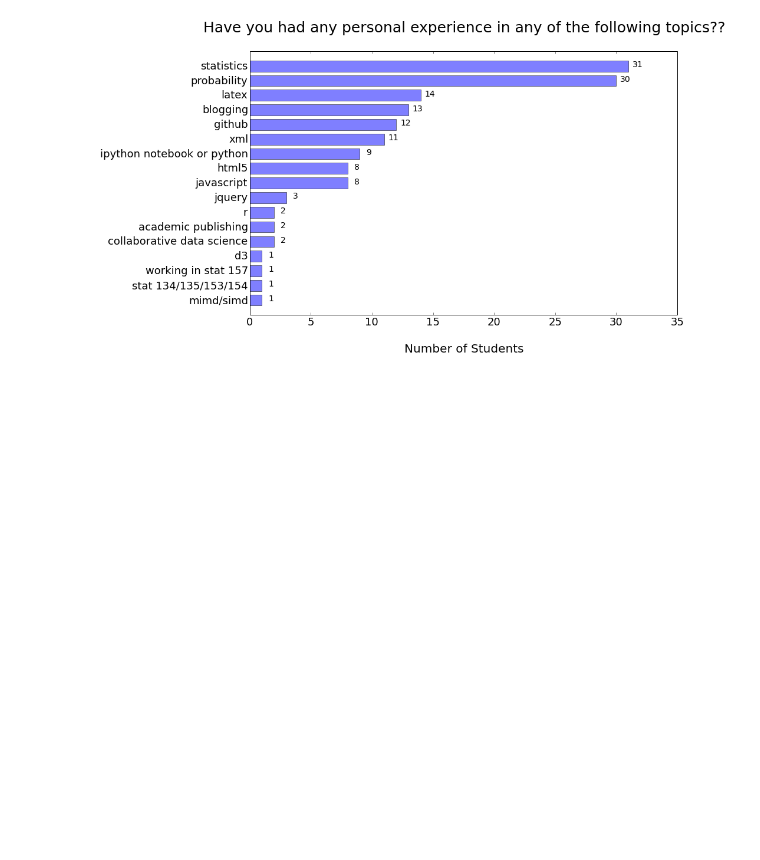
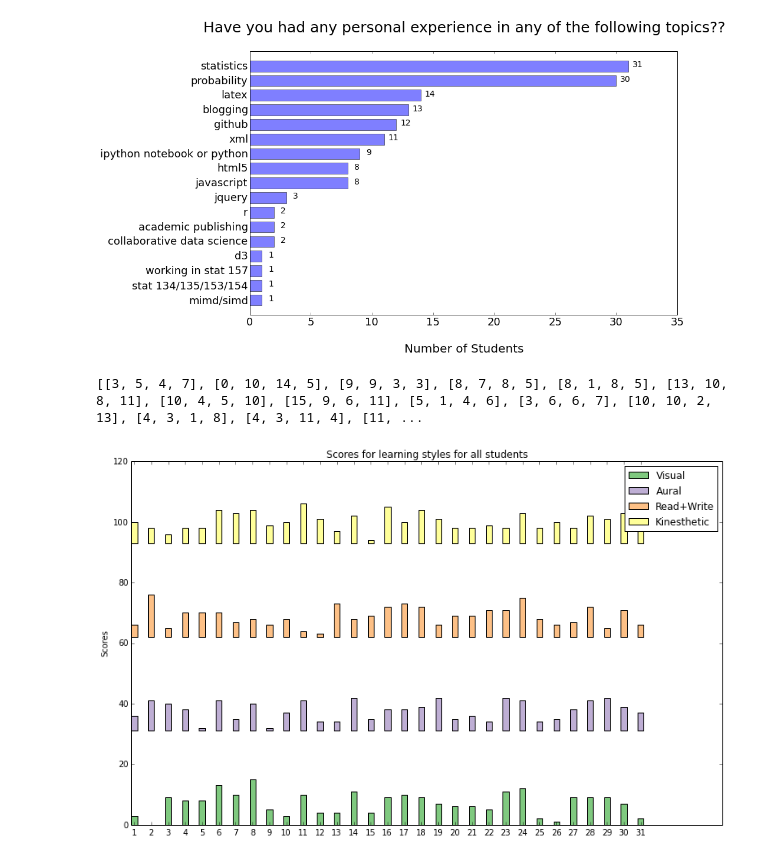
Before and after one commit to kqdtran/questionnaire, a Jupyter notebook: example.ipynb, the cells around one changed output. Drawn from its saved outputs; the diff is of its cells as text; code cells hidden in the pictures; blank space fills up the shorter version.

Commit message:
Added Christina's code for the learning style graph

```diff
--- a/example.ipynb
+++ b/example.ipynb
@@ -141,3 +141,41 @@ plt.xlim(xmax = 35)
 plt.tick_params(axis='y', right=False, left=False)
 # %% [output]
 [figure]
+# %%
+N = len(scores)
+
+### SCORES FOR THE LEARNING STYLE  #Visual, Aural, Read/Write, Kinesthetic in that order
+print scores
+vis = list()
+aur = list()
+rea = list()
+kin = list()
+
+for i in scores:
+    vis.append(i[0])
+    aur.append(i[1])
+    rea.append(i[2])
+    kin.append(i[3])
+
+ind = np.arange(N)
+width = 0.35
+fig = plt.gcf()
+fig.set_size_inches(13,8)
+
+#colors referenced from qualitative set 2, colorbrewer2
+p1 = plt.bar(ind, vis, width, color='#7FC97F')
+p2 = plt.bar(ind, aur, width, color='#BEAED4', bottom=len(vis))
+p3 = plt.bar(ind, rea, width, color='#FDC086', bottom=len(aur+vis)) #not sure if this is how stacked bar charts work for this
+p4 = plt.bar(ind, kin, width, color='#FFFF99', bottom=len(aur+vis+rea))
+
+plt.ylabel('Scores')
+plt.title('Scores for learning styles for all students')
+plt.xticks(ind+width/2., ('1', '2', '3', '4', '5', '6', '7', '8', '9', '10', '11', '12', '13',
+							'14','15','16','17','18','19','20','21','22','23','24','25','26',
+							'27','28','29','30','31') )
+plt.legend( (p1[0], p2[0], p3[0], p4[0]), ('Visual', 'Aural', 'Read+Write', 'Kinesthetic') )
+
+plt.show()
+# %% [output]
+[[3, 5, 4, 7], [0, 10, 14, 5], [9, 9, 3, 3], [8, 7, 8, 5], [8, 1, 8, 5], [13, 10, 8, 11], [10, 4, 5, 10], [15, 9, 6, 11], [5, 1, 4, 6], [3, 6, 6, 7], [10, 10, 2, 13], [4, 3, 1, 8], [4, 3, 11, 4], [11, ...
+[figure, added]
```
